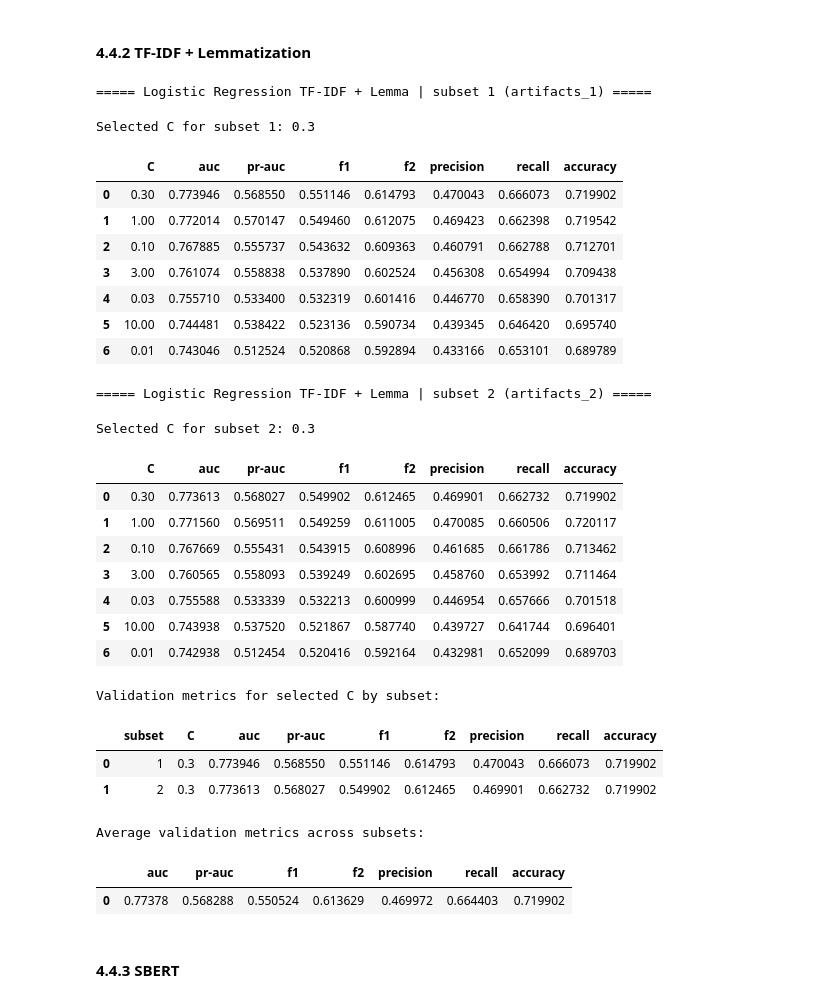
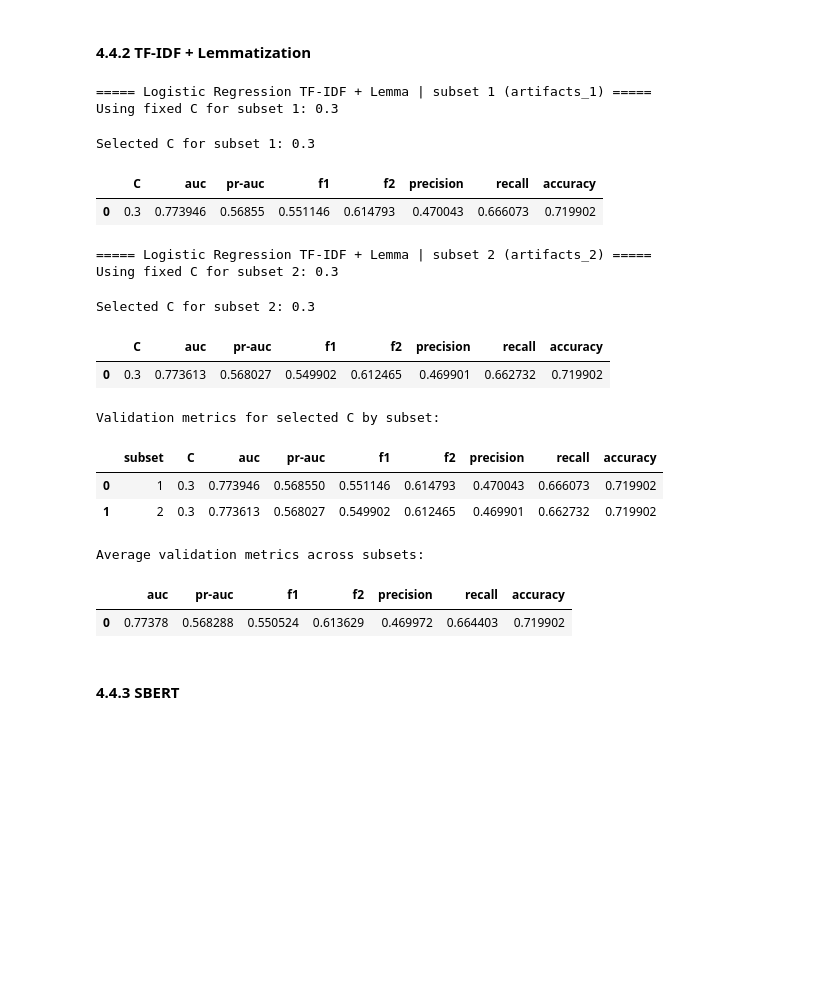
Before and after one commit to lzrcode-816/3244-Group-17-IMDB-Spoiler-Detection, a Jupyter notebook: Group17_ProjectDeSpoiler_Model.ipynb, the cells around one changed output. Saved outputs shown, nothing was run; the diff lists cells and outputs as text; code cells hidden in the pictures; blank space fills up the shorter version.

```diff
--- a/Group17_ProjectDeSpoiler_Model.ipynb
+++ b/Group17_ProjectDeSpoiler_Model.ipynb
@@ -205,22 +208,22 @@ Set `USE_FIXED_BEST_PARAMS = True` to use the saved values below when they are a
 USE_FIXED_BEST_PARAMS = True
 
 # Logistic Regression
-LR_TFIDF_FIXED_C = 0.3
-LR_TFIDF_LEMMA_FIXED_C = 0.3
-LR_SBERT_FIXED_C = 0.3
-LR_ROBERTA_FIXED_C = None
+LR_TFIDF_FIXED_C = [0.3, 0.3]
+LR_TFIDF_LEMMA_FIXED_C = [0.3, 0.3]
+LR_SBERT_FIXED_C = [0.3, 10.0]
+LR_ROBERTA_FIXED_C = [0.001, None]  # e.g. [0.001, 0.003]
 
 # SVM
-SVM_TFIDF_FIXED_C = 0.1
-SVM_SBERT_FIXED_C = None # 3.0
+SVM_TFIDF_FIXED_C = [0.1, 0.1]
+SVM_SBERT_FIXED_C = [None, None]  # e.g. [3.0, 1.0]
 
 # Tree-based models
 DT_TFIDF_FIXED_PARAMS = {'max_depth': 15, 'min_samples_split': 10, 'min_samples_leaf': 5, 'ccp_alpha': 0.0001}
 DT_SBERT_FIXED_PARAMS = None # {'max_depth': 15, 'min_samples_split': 10, 'min_samples_leaf': 5, 'ccp_alpha': 0.0001}
 RF_TFIDF_FIXED_PARAMS = {'n_estimators': 100, 'max_depth': 20, 'min_samples_split': 5, 'min_samples_leaf': 2}
 RF_SBERT_FIXED_PARAMS = None # {'n_estimators': 100, 'max_depth': 20, 'min_samples_split': 5, 'min_samples_leaf': 2}
-XGB_TFIDF_FIXED_PARAMS = None # {'n_estimators': 100, 'max_depth': 20, 'learning_rate': 0.1, 'subsample': 0.8, 'colsample_bytree': 0.8}
-XGB_SBERT_FIXED_PARAMS = None # {'n_estimators': 100, 'max_depth': 20, 'learning_rate': 0.1, 'subsample': 0.8, 'colsample_bytree': 0.8}
+XGB_TFIDF_FIXED_PARAMS = [None, None]  # e.g. [{'n_estimators': 100, 'max_depth': 4, 'learning_rate': 0.05, 'subsample': 0.85, 'colsample_bytree': 0.8, 'min_child_weight': 1.0}, {...}]
+XGB_SBERT_FIXED_PARAMS = [None, None]  # e.g. [{'n_estimators': 200, 'max_depth': 6, 'learning_rate': 0.03, 'subsample': 0.85, 'colsample_bytree': 0.8, 'min_child_weight': 3.0}, {...}]
 
 # Naive Bayes
 NB_TFIDF_FIXED_ALPHA = None
@@ -422,8 +425,11 @@ for subset_name, artifact_name in SUBSET_TO_ARTIFACT.items():
             f"train={X_train.shape[0]}/{len(y_train)}, val={X_val.shape[0]}/{len(y_val)}"
         )
 
-    if USE_FIXED_BEST_PARAMS and LR_TFIDF_FIXED_C is not None:
-        candidate_cs = [float(LR_TFIDF_FIXED_C)]
+    artifact_idx = int(subset_name) - 1
+    fixed_c = LR_TFIDF_FIXED_C[artifact_idx] if artifact_idx < len(LR_TFIDF_FIXED_C) else None
+
+    if USE_FIXED_BEST_PARAMS and fixed_c is not None:
+        candidate_cs = [float(fixed_c)]
         print(f"Using fixed C for subset {subset_name}: {candidate_cs[0]}")
     else:
         candidate_cs = LR_C_GRID
@@ -563,8 +559,11 @@ for subset_name, artifact_name in SUBSET_TO_ARTIFACT.items():
             "Regenerate the lemma artifacts before rerunning Logistic Regression 4.4.2."
         )
 
-    if USE_FIXED_BEST_PARAMS and LR_TFIDF_LEMMA_FIXED_C is not None:
-        candidate_cs = [float(LR_TFIDF_LEMMA_FIXED_C)]
+    artifact_idx = int(subset_name) - 1
+    fixed_c = LR_TFIDF_LEMMA_FIXED_C[artifact_idx] if artifact_idx < len(LR_TFIDF_LEMMA_FIXED_C) else None
+
+    if USE_FIXED_BEST_PARAMS and fixed_c is not None:
+        candidate_cs = [float(fixed_c)]
         print(f"Using fixed C for subset {subset_name}: {candidate_cs[0]}")
     else:
         candidate_cs = LR_C_GRID
@@ -620,50 +619,40 @@ for subset_name, artifact_name in SUBSET_TO_ARTIFACT.items():
         solver="saga",
         max_iter=LR_MAX_ITER,
         random_state=RANDOM_STATE,
         class_weight=CLASS_WEIGHT,
     )
     final_model.fit(X_train_full, y_train_full)
     logreg_tfidf_lemma_models[subset_name] = final_model
 
 tfidf_lemma_validation_metrics_df = pd.DataFrame(tfidf_lemma_validation_rows)
 print("Validation metrics for selected C by subset:")
 display(
     tfidf_lemma_validation_metrics_df[["subset", "C"] + metric_cols]
     .rename(columns={"average_precision": "pr-auc"})
     .round(6)
 )
 
 validation_details_tfidf_lemma = tfidf_lemma_validation_metrics_df.copy()
 validation_summary_tfidf_lemma = tfidf_lemma_validation_metrics_df[metric_cols].mean().to_frame().T
 
 print("Average validation metrics across subsets:")
 display(
     validation_summary_tfidf_lemma.rename(columns={"average_precision": "pr-auc"}).round(6)
 )
 
 logreg_tfidf_lemma_best_c = logreg_tfidf_lemma_best_c_by_subset["1"]
 logreg_tfidf_lemma_model = logreg_tfidf_lemma_models["1"]
 # %% [output]
 ===== Logistic Regression TF-IDF + Lemma | subset 1 (artifacts_1) =====
+Using fixed C for subset 1: 0.3
 Selected C for subset 1: 0.3
 |  | C | auc | pr-auc | f1 | f2 | precision | recall | accuracy |
-| 0 | 0.30 | 0.773946 | 0.568550 | 0.551146 | 0.614793 | 0.470043 | 0.666073 | 0.719902 |
-| 1 | 1.00 | 0.772014 | 0.570147 | 0.549460 | 0.612075 | 0.469423 | 0.662398 | 0.719542 |
-| 2 | 0.10 | 0.767885 | 0.555737 | 0.543632 | 0.609363 | 0.460791 | 0.662788 | 0.712701 |
-| 3 | 3.00 | 0.761074 | 0.558838 | 0.537890 | 0.602524 | 0.456308 | 0.654994 | 0.709438 |
-| 4 | 0.03 | 0.755710 | 0.533400 | 0.532319 | 0.601416 | 0.446770 | 0.658390 | 0.701317 |
-| 5 | 10.00 | 0.744481 | 0.538422 | 0.523136 | 0.590734 | 0.439345 | 0.646420 | 0.695740 |
-| 6 | 0.01 | 0.743046 | 0.512524 | 0.520868 | 0.592894 | 0.433166 | 0.653101 | 0.689789 |
+| 0 | 0.3 | 0.773946 | 0.56855 | 0.551146 | 0.614793 | 0.470043 | 0.666073 | 0.719902 |
 ===== Logistic Regression TF-IDF + Lemma | subset 2 (artifacts_2) =====
+Using fixed C for subset 2: 0.3
 Selected C for subset 2: 0.3
 |  | C | auc | pr-auc | f1 | f2 | precision | recall | accuracy |
-| 0 | 0.30 | 0.773613 | 0.568027 | 0.549902 | 0.612465 | 0.469901 | 0.662732 | 0.719902 |
-| 1 | 1.00 | 0.771560 | 0.569511 | 0.549259 | 0.611005 | 0.470085 | 0.660506 | 0.720117 |
-| 2 | 0.10 | 0.767669 | 0.555431 | 0.543915 | 0.608996 | 0.461685 | 0.661786 | 0.713462 |
-| 3 | 3.00 | 0.760565 | 0.558093 | 0.539249 | 0.602695 | 0.458760 | 0.653992 | 0.711464 |
-| 4 | 0.03 | 0.755588 | 0.533339 | 0.532213 | 0.600999 | 0.446954 | 0.657666 | 0.701518 |
-| 5 | 10.00 | 0.743938 | 0.537520 | 0.521867 | 0.587740 | 0.439727 | 0.641744 | 0.696401 |
-| 6 | 0.01 | 0.742938 | 0.512454 | 0.520416 | 0.592164 | 0.432981 | 0.652099 | 0.689703 |
+| 0 | 0.3 | 0.773613 | 0.568027 | 0.549902 | 0.612465 | 0.469901 | 0.662732 | 0.719902 |
 Validation metrics for selected C by subset:
 |  | subset | C | auc | pr-auc | f1 | f2 | precision | recall | accuracy |
 | 0 | 1 | 0.3 | 0.773946 | 0.568550 | 0.551146 | 0.614793 | 0.470043 | 0.666073 | 0.719902 |
```
Also changed, not shown: parts of 33 cells of this notebook.
